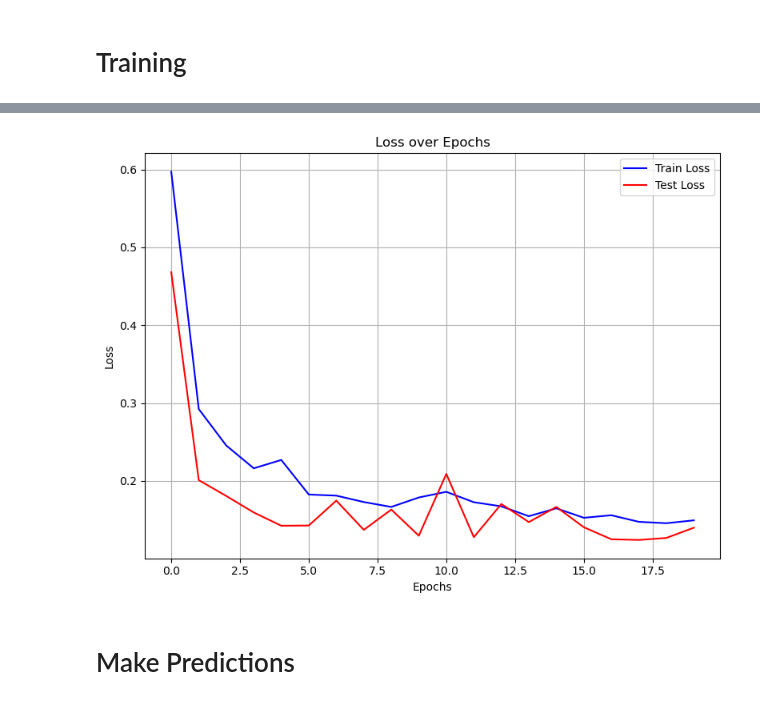
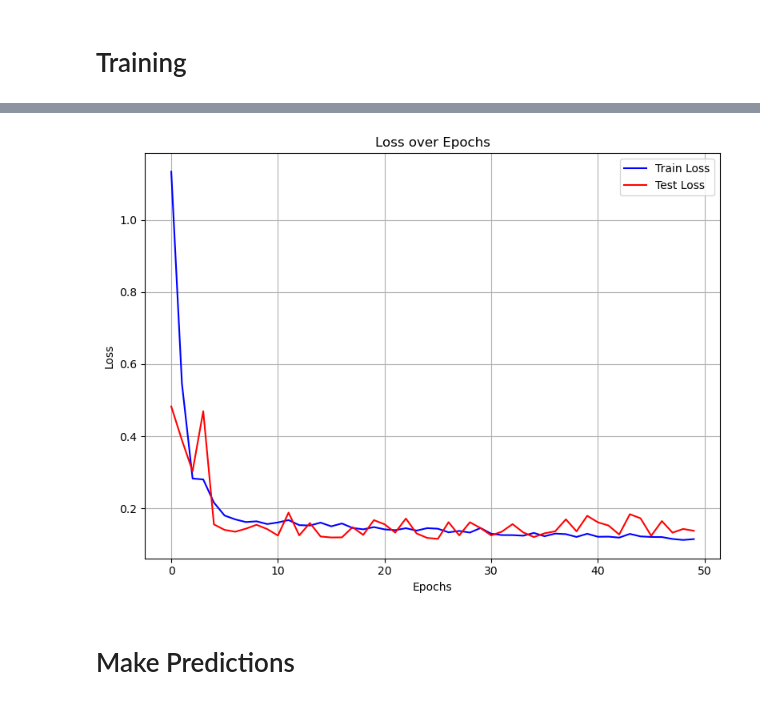
Before and after one commit to Acmaro/NY-electricity-lload-prediction, a Jupyter notebook: RNN/notebook.ipynb, the cells around one changed output, grey strips where cells are left out. Drawn from its saved outputs; the diff is of its cells as text; code cells hidden in the pictures.

```diff
--- a/RNN/notebook.ipynb
+++ b/RNN/notebook.ipynb
@@ -284,7 +315,7 @@ num_features = 7  # Number of features
 output_size = 288
 hidden_size = 64
 num_layers = 2
-num_epochs = 20
+num_epochs = 50
 drop_rate = 0.3
 lr_rate = 1e-4
 
@@ -301,7 +332,7 @@ train_losses, val_losses = training_loop(
     test_loader,
     verbose=True,
     device='cuda',
-    save_model='last',
+    save_model='best',
     save_as='LSTM.pt'
 )
 plot_metrics(train_losses, val_losses, 'Loss')
@@ -338,7 +369,7 @@ train_losses, val_losses = training_loop(
     test_loader,
     verbose=True,
     device='cuda',
-    save_model='last',
+    save_model='best',
     save_as='GRU.pt'
 )
 plot_metrics(train_losses, val_losses, 'Loss')
@@ -362,5 +393,5 @@ Epoch 20/20: Training loss 0.1494, Validation Loss 0.1400
 ----------------------------------------------------------
-[figure, old version]
+[figure, new version]
 # %% [markdown]
 # Make Predictions
 # %%
```
Also changed, not shown: parts of 6 cells of this notebook, 2 other files.
